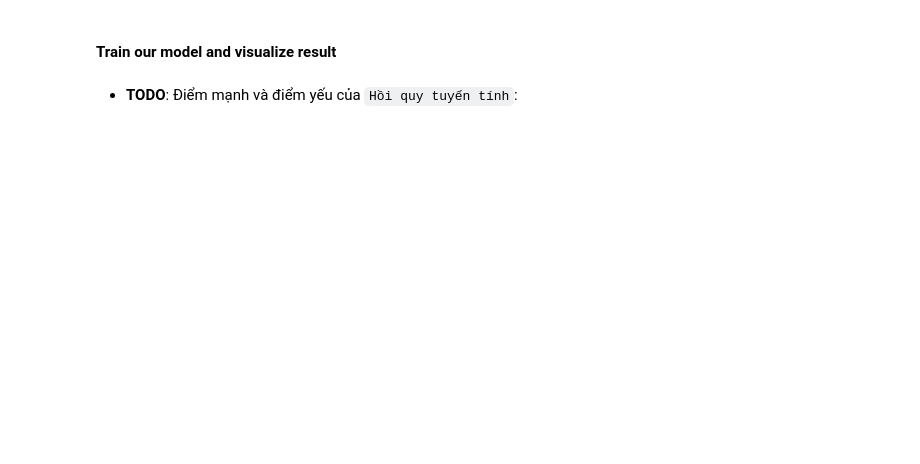
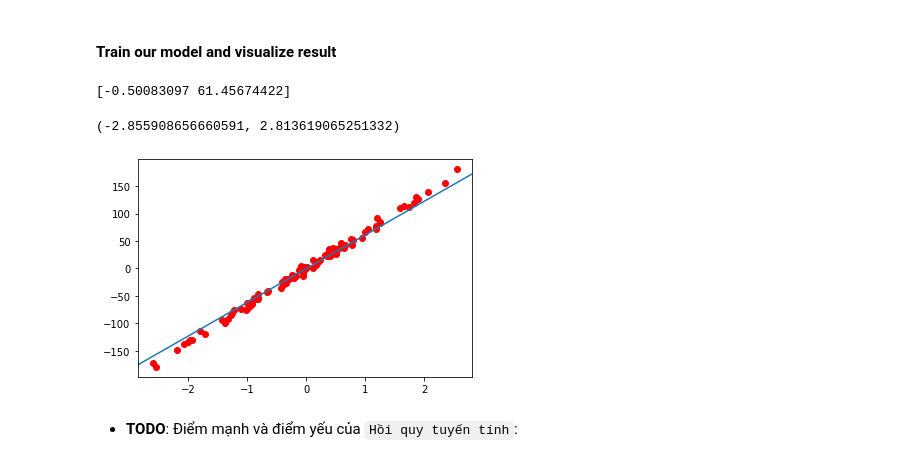
Before and after one commit to nhutnamhcmus/lab-03-ML-LinearRegression, a Jupyter notebook: Lab03-LinearRegression.ipynb, the cells around one changed output. Drawn from its saved outputs; the diff is of its cells as text; code cells hidden in the pictures; blank space fills up the shorter version.

```diff
--- a/Lab03-LinearRegression.ipynb
+++ b/Lab03-LinearRegression.ipynb
@@ -103,12 +103,23 @@ def train_linear_regression(X, y):
         The vector of parameters of Linear Regression after training.
     '''
     # TODO
+    learning_rate = 1e-3
+    n_steps = 1000
+
+    # random initialization of the model weights
+    w = np.random.rand((X.shape[1]))
+
+    # iteratively updating W for n_steps
+    for i in range(n_steps):
+      w = w - learning_rate * (2/X.shape[0] * np.dot(X.T, (np.dot(X, w) - y)))
 
     return w
 # %%
 # Construct one_added_X
 # TODO:
 # First column of one_added_X is all ones (corresponding to x_0).
-
+one_added_X = np.c_[np.ones(X.shape[0]), X]
 print ('one_added_X.shape =', one_added_X.shape)
 print ('y.shape =', y.shape)
+print(one_added_X)
+print(y)
@@ -116,22 +145,26 @@ print ('y.shape =', y.shape)
 #### Train our model and visualize result
 # %%
 w = train_linear_regression(one_added_X, y)
-
+print(w)
 # Visualize result
 predicted_ys = one_added_X.dot(w)
 
 plt.plot(X,y,'ro')
 
 x_min, x_max = plt.xlim()
 xs = np.array([x_min, x_max]).reshape(-1, 1)
 
 # Construct one_added_xs
 # TODO:
 # First column of one_added_xs is all ones (corresponding to x_0).
-
+ones_added_xs =  np.c_[np.ones(xs.shape[0]), xs]
 
 predicted_ys = ones_added_xs.dot(w)
 plt.plot(xs, predicted_ys)
 plt.xlim(x_min, x_max)
+# %% [output]
+[-0.50083097 61.45674422]
+(-2.855908656660591, 2.813619065251332)
+[figure, added]
 # %% [markdown]
 - **TODO**: Điểm mạnh và điểm yếu của `Hồi quy tuyến tính`:
```
Also changed, not shown: parts of 2 cells of this notebook.
